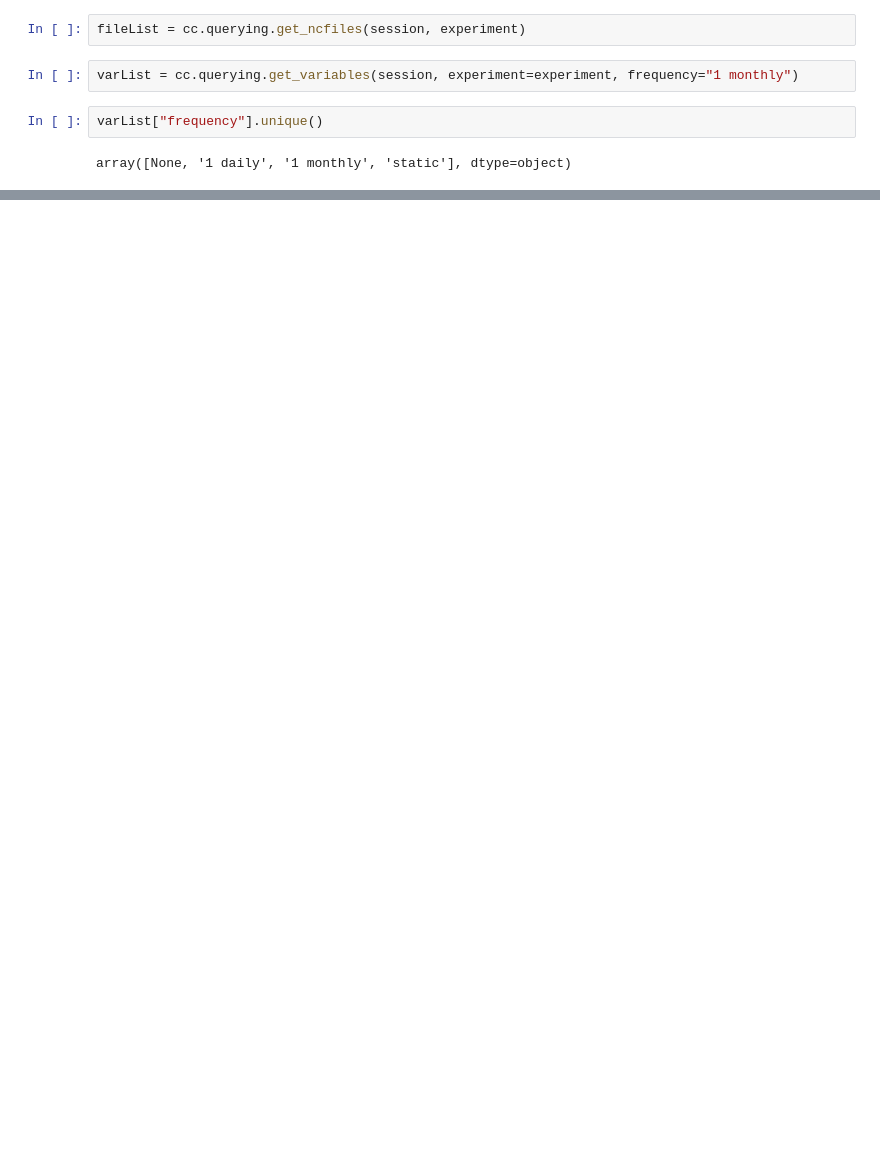
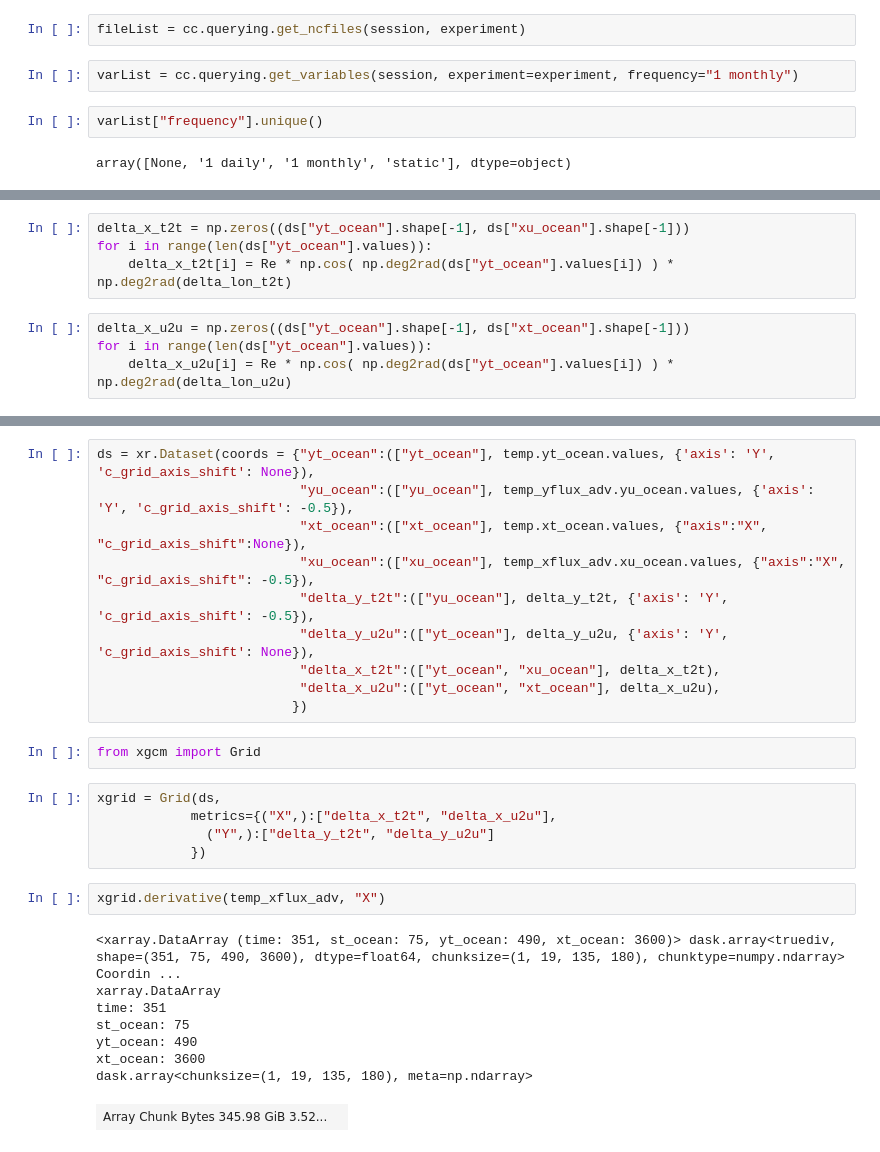
Before and after one commit to adityarn/CDW_mixing_ACCESS, a Jupyter notebook: compute_WMT.ipynb, the cells around one changed output, grey strips where cells are left out. Drawn from its saved outputs; the diff is of its cells as text; blank space fills up the shorter version.

```diff
--- a/compute_WMT.ipynb
+++ b/compute_WMT.ipynb
@@ -154,0 +116,8 @@ $$\frac{D S}{Dt} = G^S_{hdiff} + G^S_{vdiff} + G^S_{surf}$$
+# %%
+delta_x_t2t = np.zeros((ds["yt_ocean"].shape[-1], ds["xu_ocean"].shape[-1]))
+for i in range(len(ds["yt_ocean"].values)):
+    delta_x_t2t[i] = Re * np.cos( np.deg2rad(ds["yt_ocean"].values[i]) ) * np.deg2rad(delta_lon_t2t)
+# %%
+delta_x_u2u = np.zeros((ds["yt_ocean"].shape[-1], ds["xt_ocean"].shape[-1]))
+for i in range(len(ds["yt_ocean"].values)):
+    delta_x_u2u[i] = Re * np.cos( np.deg2rad(ds["yt_ocean"].values[i]) ) * np.deg2rad(delta_lon_u2u)
@@ -154,0 +141,28 @@ $$\frac{D S}{Dt} = G^S_{hdiff} + G^S_{vdiff} + G^S_{surf}$$
+# %%
+ds = xr.Dataset(coords = {"yt_ocean":(["yt_ocean"], temp.yt_ocean.values, {'axis': 'Y', 'c_grid_axis_shift': None}),
+                          "yu_ocean":(["yu_ocean"], temp_yflux_adv.yu_ocean.values, {'axis': 'Y', 'c_grid_axis_shift': -0.5}),
+                          "xt_ocean":(["xt_ocean"], temp.xt_ocean.values, {"axis":"X", "c_grid_axis_shift":None}),
+                          "xu_ocean":(["xu_ocean"], temp_xflux_adv.xu_ocean.values, {"axis":"X", "c_grid_axis_shift": -0.5}),
+                          "delta_y_t2t":(["yu_ocean"], delta_y_t2t, {'axis': 'Y', 'c_grid_axis_shift': -0.5}),
+                          "delta_y_u2u":(["yt_ocean"], delta_y_u2u, {'axis': 'Y', 'c_grid_axis_shift': None}),
+                          "delta_x_t2t":(["yt_ocean", "xu_ocean"], delta_x_t2t),
+                          "delta_x_u2u":(["yt_ocean", "xt_ocean"], delta_x_u2u),
+                         })
+# %%
+from xgcm import Grid
+# %%
+xgrid = Grid(ds,
+            metrics={("X",):["delta_x_t2t", "delta_x_u2u"],
+              ("Y",):["delta_y_t2t", "delta_y_u2u"]
+            })
+# %%
+xgrid.derivative(temp_xflux_adv, "X")
+# %% [output]
+<xarray.DataArray (time: 351, st_ocean: 75, yt_ocean: 490, xt_ocean: 3600)> dask.array<truediv, shape=(351, 75, 490, 3600), dtype=float64, chunksize=(1, 19, 135, 180), chunktype=numpy.ndarray> Coordin ...
+xarray.DataArray
+time: 351
+st_ocean: 75
+yt_ocean: 490
+xt_ocean: 3600
+dask.array<chunksize=(1, 19, 135, 180), meta=np.ndarray>
+| Array Chunk Bytes 345.98 GiB 3.52... |  |
```
Also changed, not shown: parts of 38 cells of this notebook, 1 other file.
